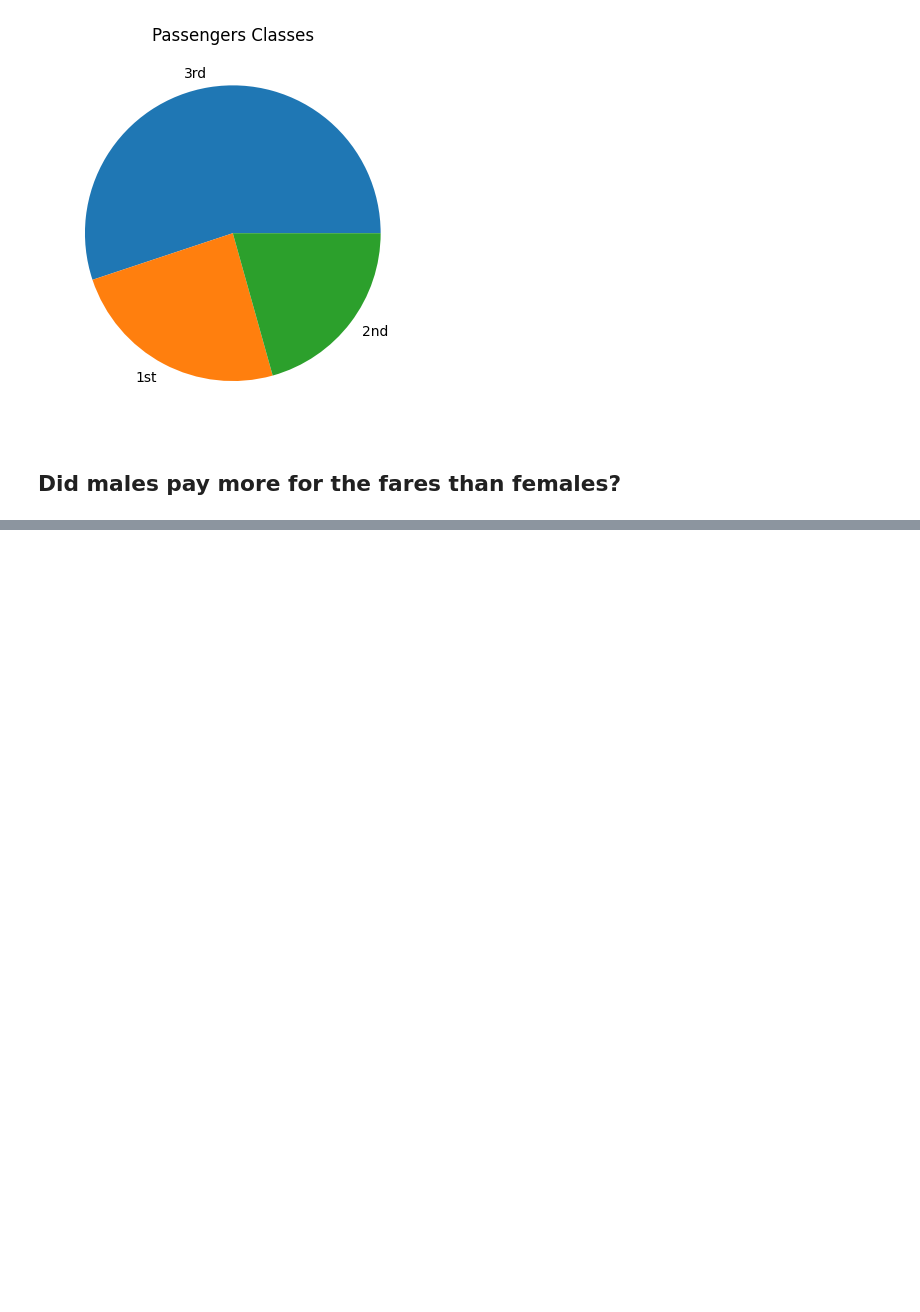
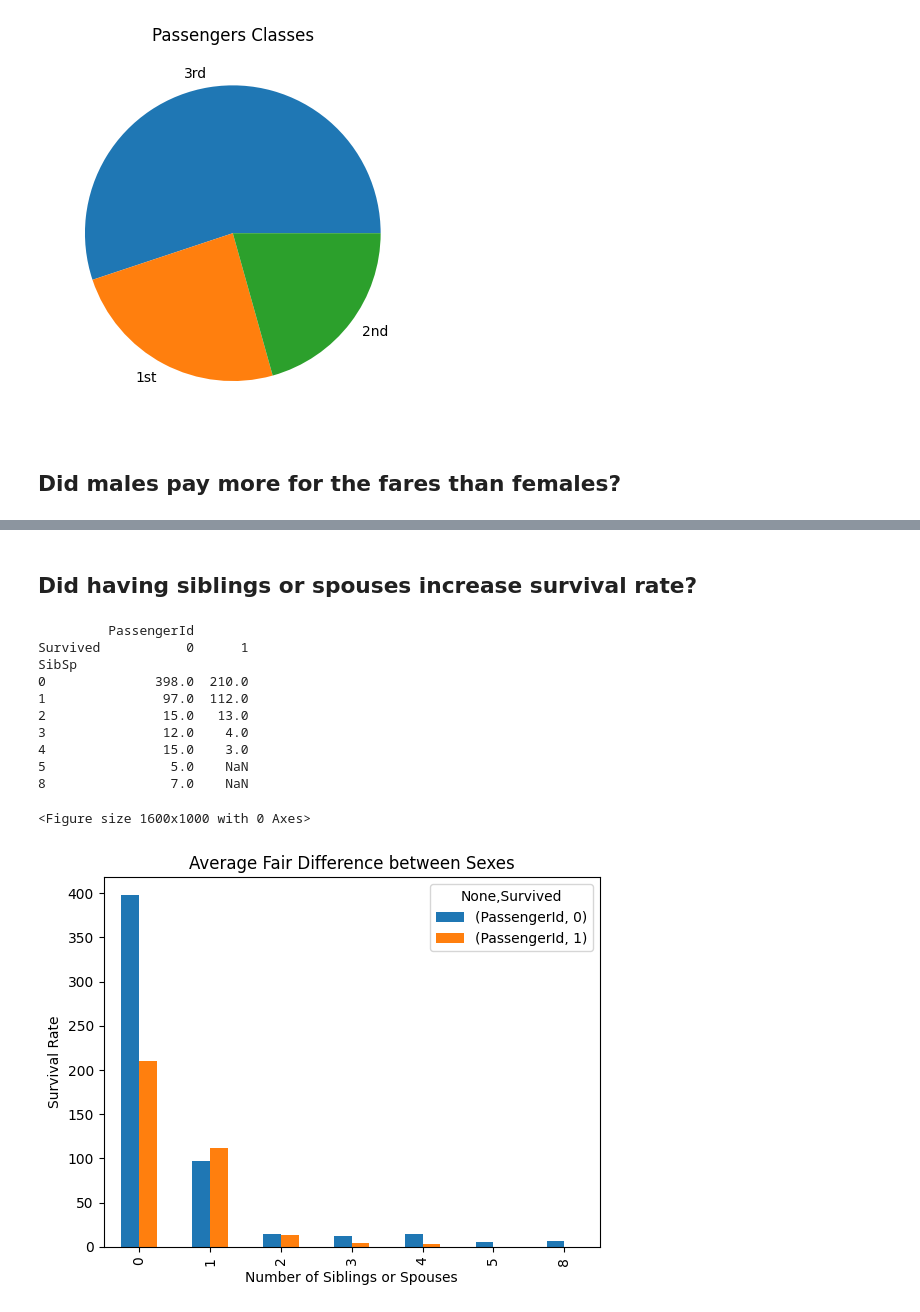
Before and after one commit to TrollFacedGamer/unit-3-data-science, a Jupyter notebook: 02_titanic.ipynb, the cells around one changed output, grey strips where cells are left out. Saved outputs shown, nothing was run; the diff lists cells and outputs as text; code cells hidden in the pictures; blank space fills up the shorter version.

```diff
--- a/02_titanic.ipynb
+++ b/02_titanic.ipynb
@@ -91,0 +88,25 @@ plt.show() #starts loop, find currently active figure objects, and opens >=1 int
+# %% [markdown]
+## Did having siblings or spouses increase survival rate?
+# %%
+survival = titanic_df.groupby(["SibSp", "Survived"])[["PassengerId"]].count().unstack()
+
+print(survival)
+plt.figure(figsize=(16, 10)) # set figure size
+survival.plot.bar()
+plt.title('Average Fair Difference between Sexes') #write title
+plt.xlabel('Number of Siblings or Spouses') #write x label
+plt.ylabel('Survival Rate') #write y label
+plt.show() #starts loop, find currently active figure objects, and opens >=1 interactive windows that display figure(s) active figure objects, and opens >=1 interactive windows that display figure(s)
+# %% [output]
+         PassengerId
+Survived           0      1
+SibSp
+0              398.0  210.0
+1               97.0  112.0
+2               15.0   13.0
+3               12.0    4.0
+4               15.0    3.0
+5                5.0    NaN
+8                7.0    NaN
+<Figure size 1600x1000 with 0 Axes>
+[figure, added]
```
Also changed, not shown: parts of 4 cells of this notebook.
